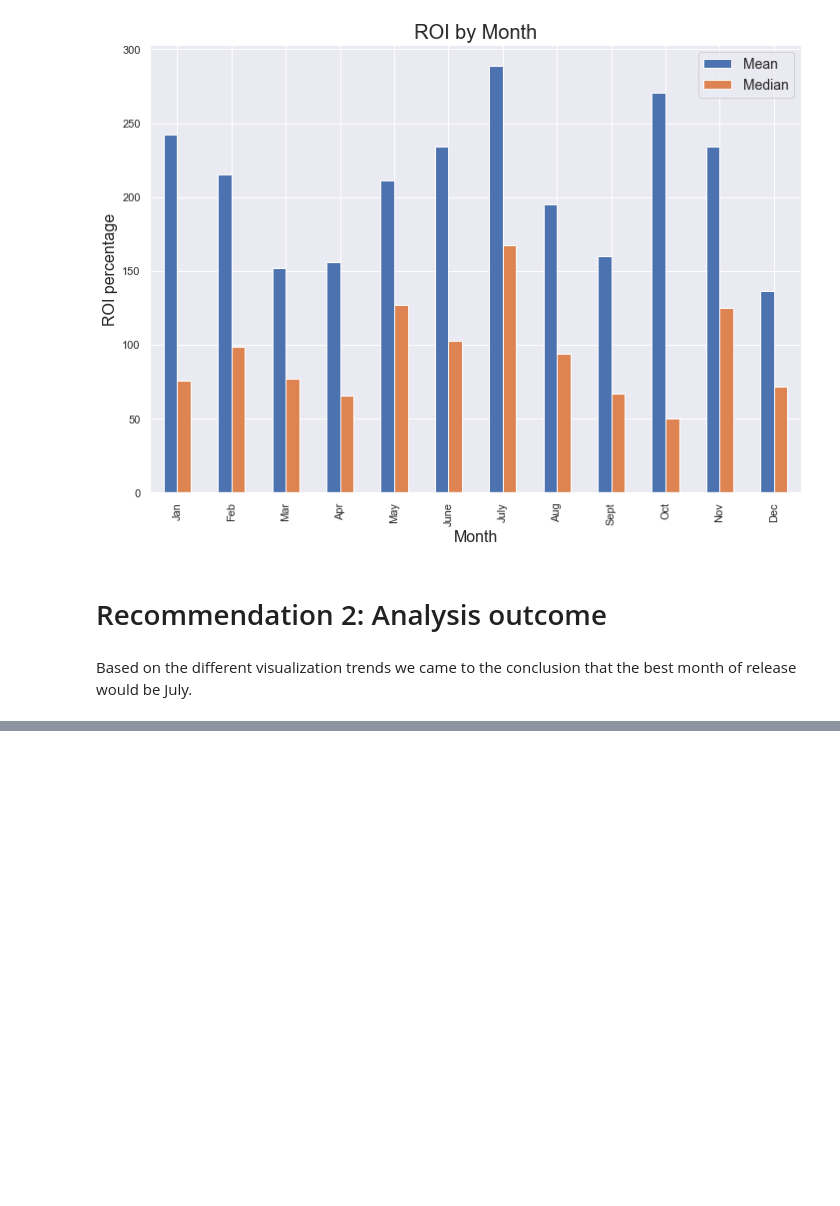
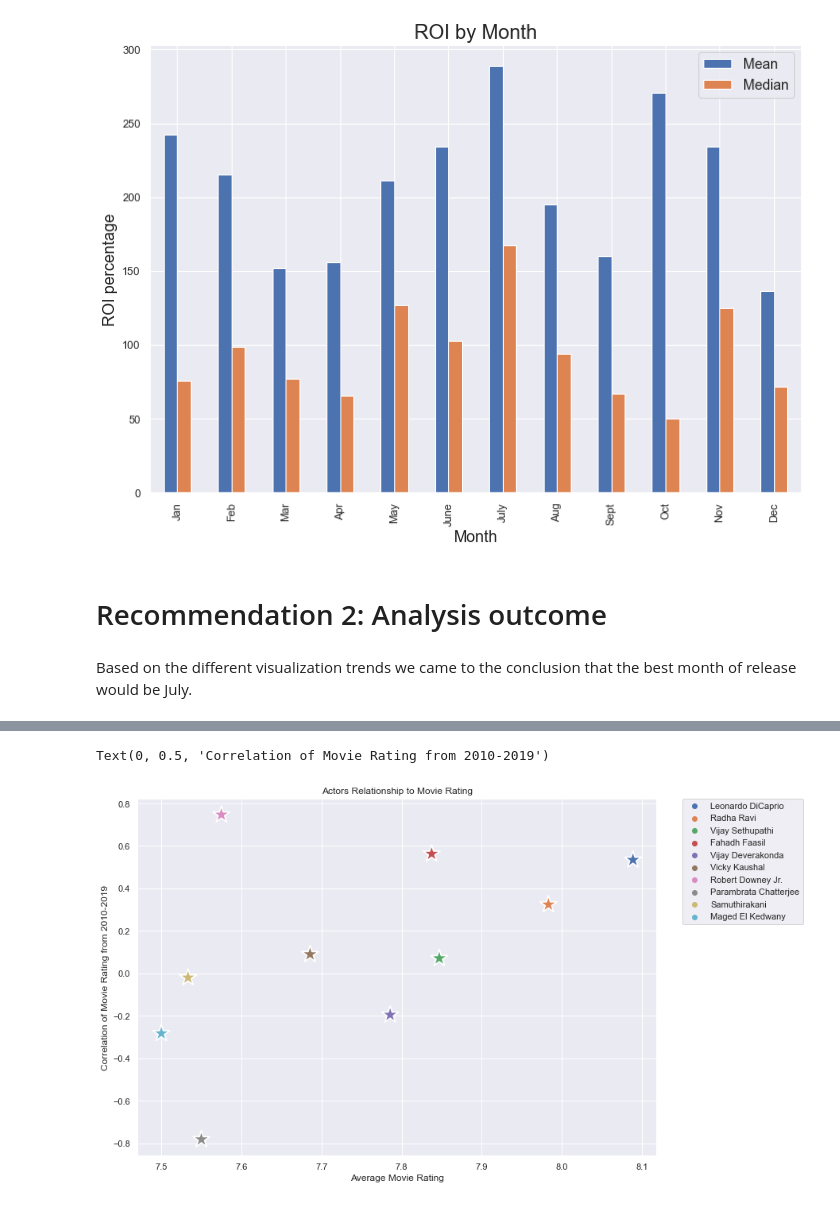
Before and after one commit to charlesmpan/FilmStudioMovieRec, a Jupyter notebook: final_notebook_kev_update_after_ben.ipynb, the cells around one changed output, grey strips where cells are left out. Saved outputs shown, nothing was run; the diff lists cells and outputs as text; code cells hidden in the pictures; blank space fills up the shorter version.

```diff
--- a/final_notebook_kev_update_after_ben.ipynb
+++ b/final_notebook_kev_update_after_ben.ipynb
@@ -17,5 +17,5 @@ import sqlite3 as sq
 import seaborn as sns
 import statistics as st
 import datetime
-conn = sq.connect('./zippedData/im.db/im.db')
+conn = sq.connect('./zippedData/im.db')
 cur = conn.cursor()
@@ -338,0 +1054,3 @@ Based on the different visualization trends we came to the conclusion that the b
+# %%
+imdb_actors = imdb_names.loc[imdb_names['Job']=='actor'].reset_index(drop=True)
+imdb_actors.head(2) #Actors only
@@ -338,0 +1061,7 @@ Based on the different visualization trends we came to the conclusion that the b
+# %%
+actors_corr = pd.DataFrame({'Correlation':[imdb_work.loc[imdb_work['Name'] == actor]['MovieYear'].corr(imdb_work.loc[imdb_work['Name'] == actor]['AvgRating']) for actor in imdb_actors['Name']]})
+#creating correlation series for the actors with prior code
+# %%
+imdb_actors['Correlation'] = actors_corr
+imdb_actors.head(2)
+#adding correlation to it
@@ -338,0 +1167,10 @@ Based on the different visualization trends we came to the conclusion that the b
+# %%
+scatact = sns.scatterplot(x='Rating',y='Correlation',hue='Name',data=imdb_actors.head(10), marker = '*', s=500)
+plt.legend(bbox_to_anchor=(1.05, 1), loc=2, borderaxespad=0.)
+plt.title('Actors Relationship to Movie Rating')
+plt.xlabel('Average Movie Rating')
+plt.ylabel('Correlation of Movie Rating from 2010-2019')
+#Chart for actor correlation and average movie rating from 2010 to 2019
+# %% [output]
+Text(0, 0.5, 'Correlation of Movie Rating from 2010-2019')
+[figure, added]
```
Also changed, not shown: parts of 73 cells of this notebook, 6 other files.
